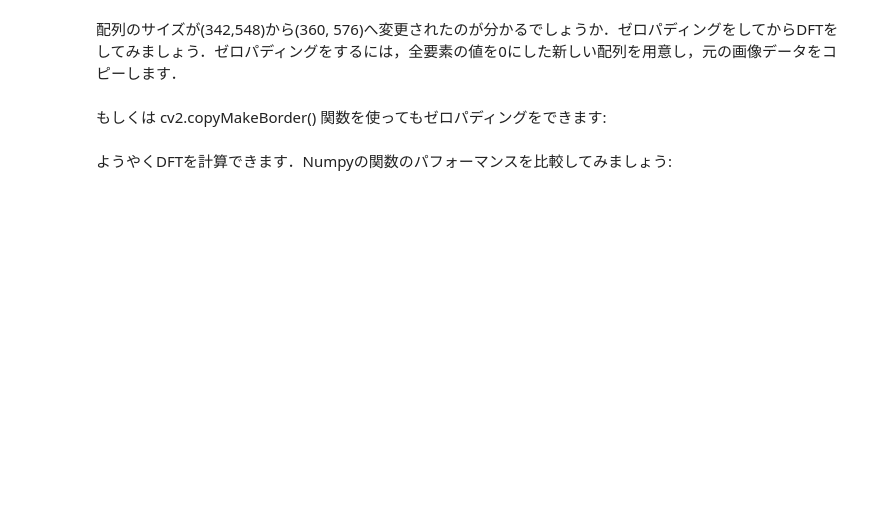
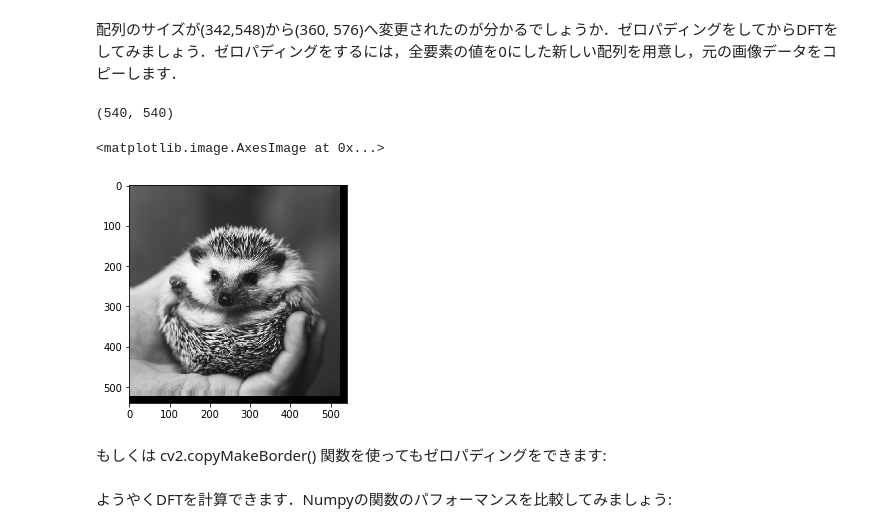
Before and after one commit to miyamotok0105/opencv_sample, a Jupyter notebook: tutorial/py_image_display/13OpenCVの基底を使った画像の変換.ipynb, the cells around one changed output. Saved outputs shown, nothing was run; the diff lists cells and outputs as text; code cells hidden in the pictures; blank space fills up the shorter version.

```diff
--- a/tutorial/py_image_display/13OpenCVの基底を使った画像の変換.ipynb
+++ b/tutorial/py_image_display/13OpenCVの基底を使った画像の変換.ipynb
@@ -314,6 +351,12 @@ print(nrows,ncols)
 # %%
 nimg = np.zeros((nrows,ncols))
 nimg[:rows,:cols] = img
+print(nimg.shape)
+plt.imshow(nimg, cmap = 'gray')
+# %% [output]
+(540, 540)
+<matplotlib.image.AxesImage at 0x...>
+[figure, added]
 # %% [markdown]
 もしくは cv2.copyMakeBorder() 関数を使ってもゼロパディングをできます:
 # %%
```
Also changed, not shown: parts of 20 cells of this notebook, 2 other files.
